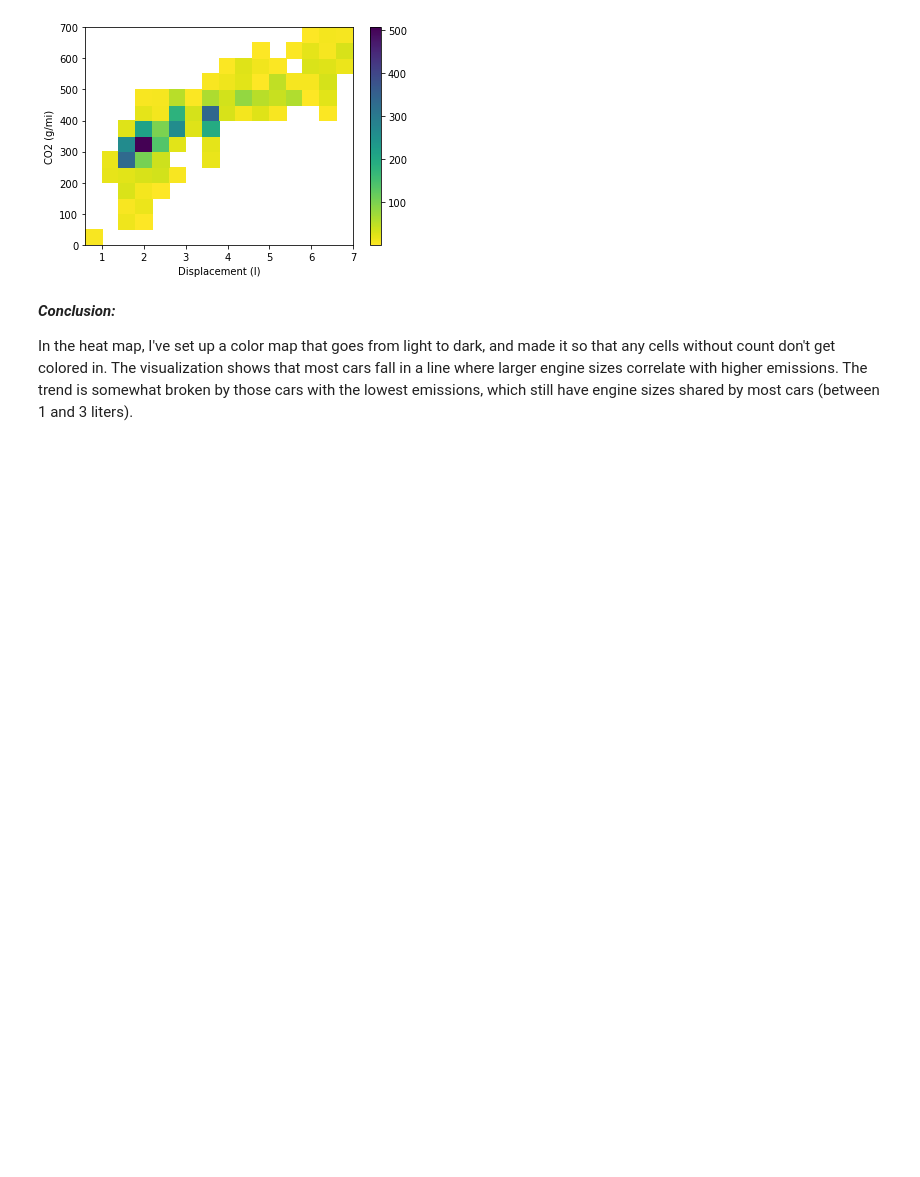
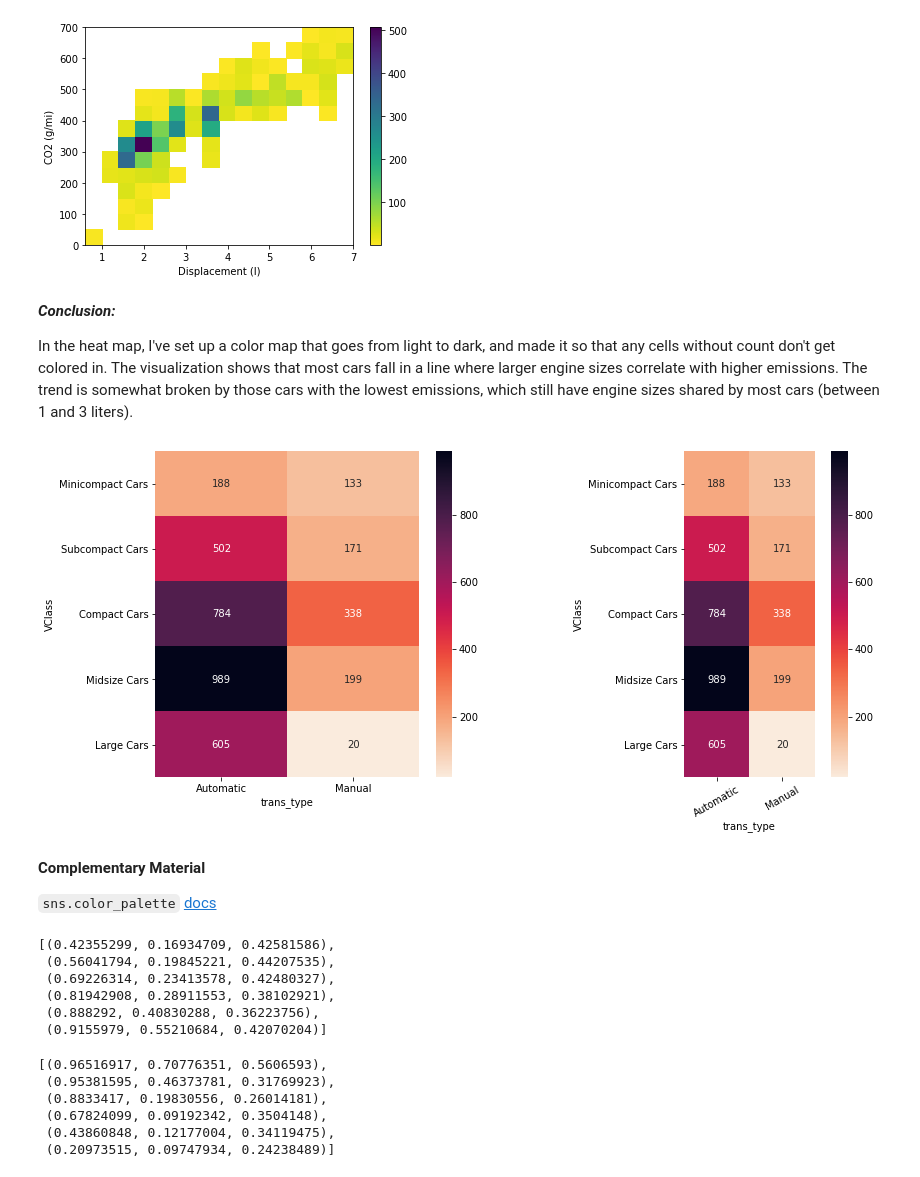
Before and after one commit to Alex-YuZ/Data-Visualization, a Jupyter notebook: Heat_Map.ipynb, the cells around one changed output. Saved outputs shown, nothing was run; the diff lists cells and outputs as text; code cells hidden in the pictures; blank space fills up the shorter version.

Commit message:
feat: Add examples on adding a third numeric variable in color encoding

```diff
--- a/Heat_Map.ipynb
+++ b/Heat_Map.ipynb
@@ -250,3 +250,52 @@ Text(0, 0.5, 'CO2 (g/mi)')
 ___Conclusion:___
 
 In the heat map, I've set up a color map that goes from light to dark, and made it so that any cells without count don't get colored in. The visualization shows that most cars fall in a line where larger engine sizes correlate with higher emissions. The trend is somewhat broken by those cars with the lowest emissions, which still have engine sizes shared by most cars (between 1 and 3 liters).
+# %%
+# create a new column that only contains 'automatic' & 'manual' type
+fuel_econ['trans_type'] = fuel_econ.trans.apply(lambda x:x.split()[0])
+
+# Convert the "VClass" column from a plain object type into an ordered categorical type
+
+# Types of sedan cars
+sedan_classes = ['Minicompact Cars', 'Subcompact Cars', 'Compact Cars', 'Midsize Cars', 'Large Cars']
+
+# Returns the types for sedan_classes with the categories and orderedness
+# Refer - https://pandas.pydata.org/pandas-docs/version/0.23.4/generated/pandas.api.types.CategoricalDtype.html
+vclasses = pd.api.types.CategoricalDtype(ordered=True, categories=sedan_classes)
+
+# Use pandas.astype() to convert the "VClass" column from a plain object type into an ordered categorical type
+fuel_econ['VClass'] = fuel_econ['VClass'].astype(vclasses)
+
+plt.figure(figsize=(13, 6))
+
+plt.subplot(121)
+sns.heatmap(ct_counts, annot=True, fmt='d', cmap='rocket_r')
+# cmap = = sns.cm.rocket_r
+
+plt.subplot(122)
+sns.heatmap(ct_counts, annot=True, fmt='d', square=True, cmap='rocket_r')
+plt.xticks(rotation=30);
+# %% [output]
+[figure, added]
+# %% [markdown]
+**Complementary Material**
+
+`sns.color_palette` <a href='https://seaborn.pydata.org/tutorial/color_palettes.html'>docs</a>
+# %%
+sns.color_palette("flare_r")
+# %% [output]
+[(0.42355299, 0.16934709, 0.42581586),
+ (0.56041794, 0.19845221, 0.44207535),
+ (0.69226314, 0.23413578, 0.42480327),
+ (0.81942908, 0.28911553, 0.38102921),
+ (0.888292, 0.40830288, 0.36223756),
+ (0.9155979, 0.55210684, 0.42070204)]
+# %%
+sns.color_palette("rocket_r")
+# %% [output]
+[(0.96516917, 0.70776351, 0.5606593),
+ (0.95381595, 0.46373781, 0.31769923),
+ (0.8833417, 0.19830556, 0.26014181),
+ (0.67824099, 0.09192342, 0.3504148),
+ (0.43860848, 0.12177004, 0.34119475),
+ (0.20973515, 0.09747934, 0.24238489)]
```
Also changed, not shown: parts of 7 cells of this notebook.
